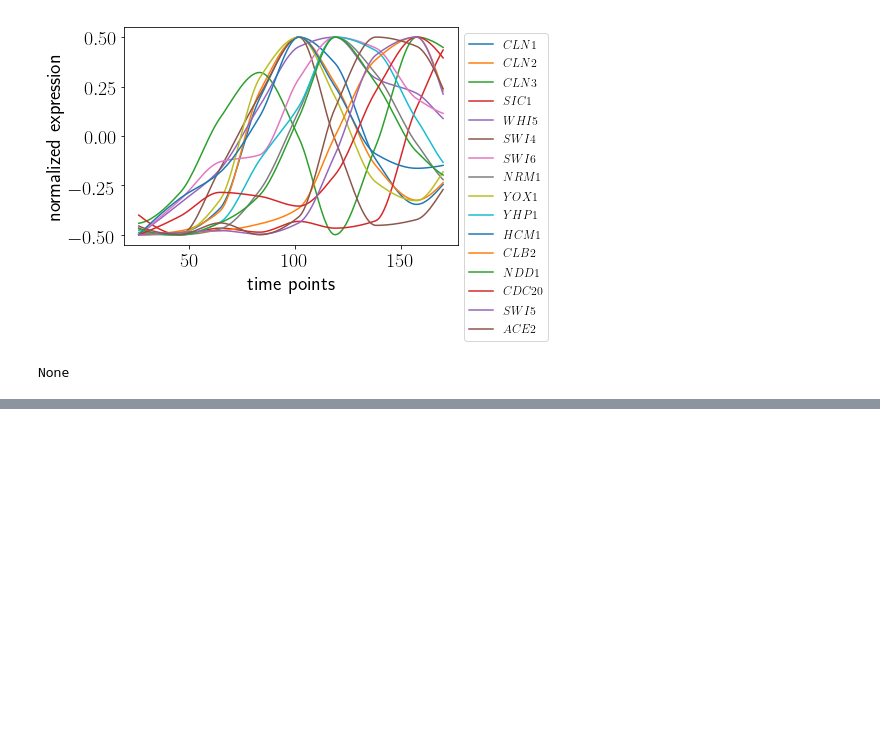
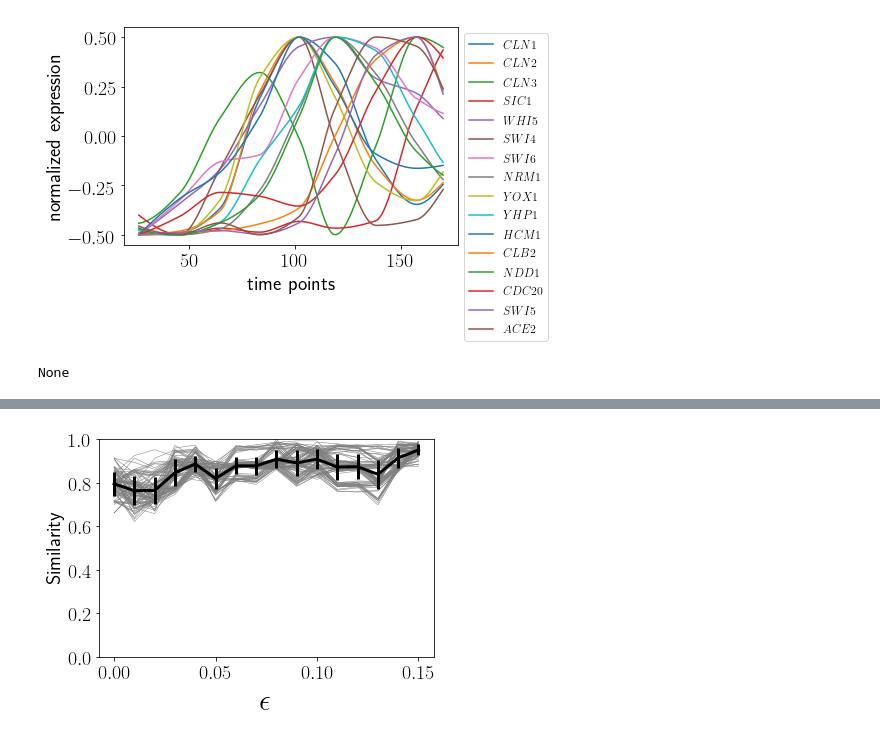
Before and after one commit to breecummins/min_interval_posets, a Jupyter notebook: scripts/Berry_2019_figures_results_Application2.ipynb, the cells around one changed output, grey strips where cells are left out. Cells and saved outputs as stored; diff of their text form; code cells hidden in the pictures; blank space fills up the shorter version.

```diff
--- a/scripts/Berry_2019_figures_results_Application2.ipynb
+++ b/scripts/Berry_2019_figures_results_Application2.ipynb
@@ -221,0 +210,5 @@ plt.savefig("similarity_mean_of_many.pdf",bbox_inches='tight')
+# %%
+plot_sim_many(epsilons,alldists_8)
+plt.savefig("similarity_mean_of_many_8.pdf",bbox_inches='tight')
+# %% [output]
+[figure, added]
```
Also changed, not shown: parts of 10 cells of this notebook.
